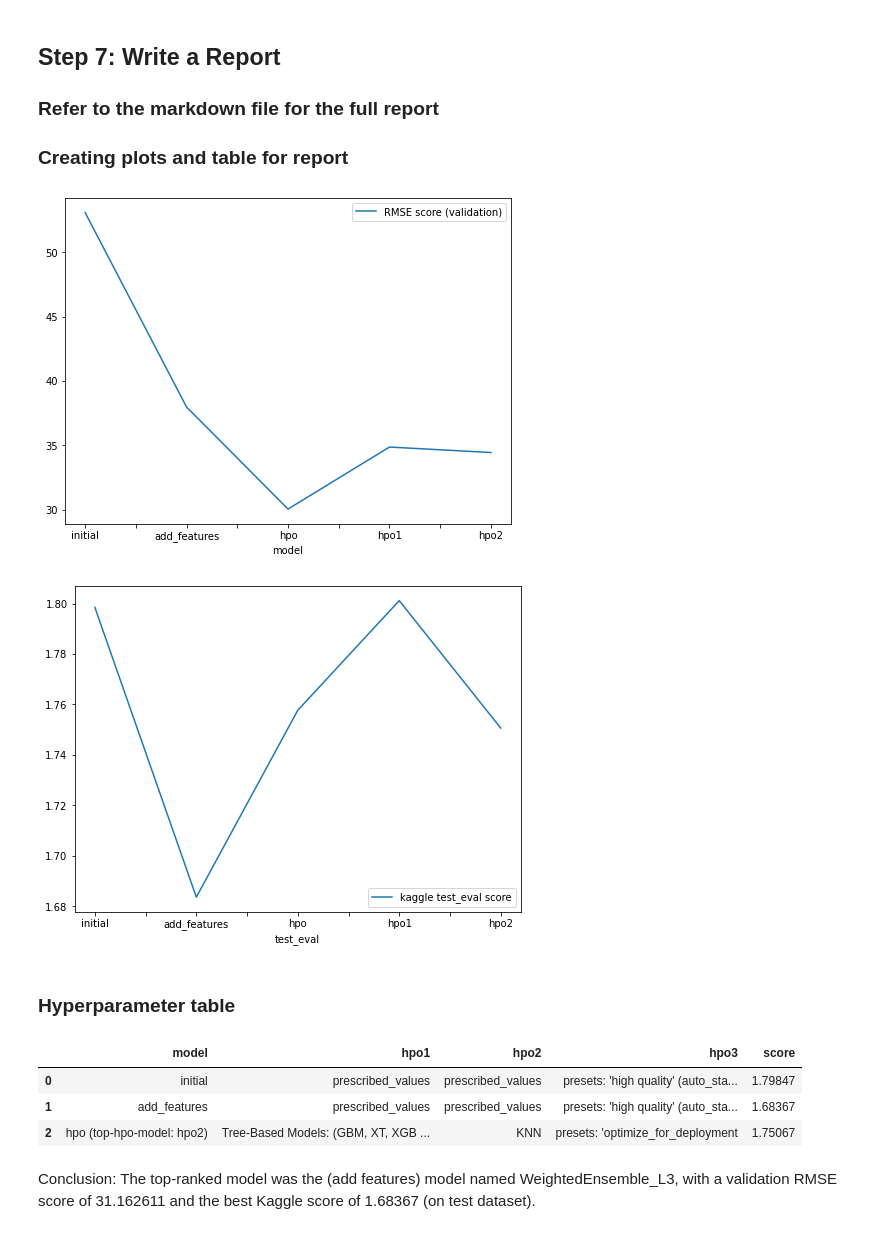
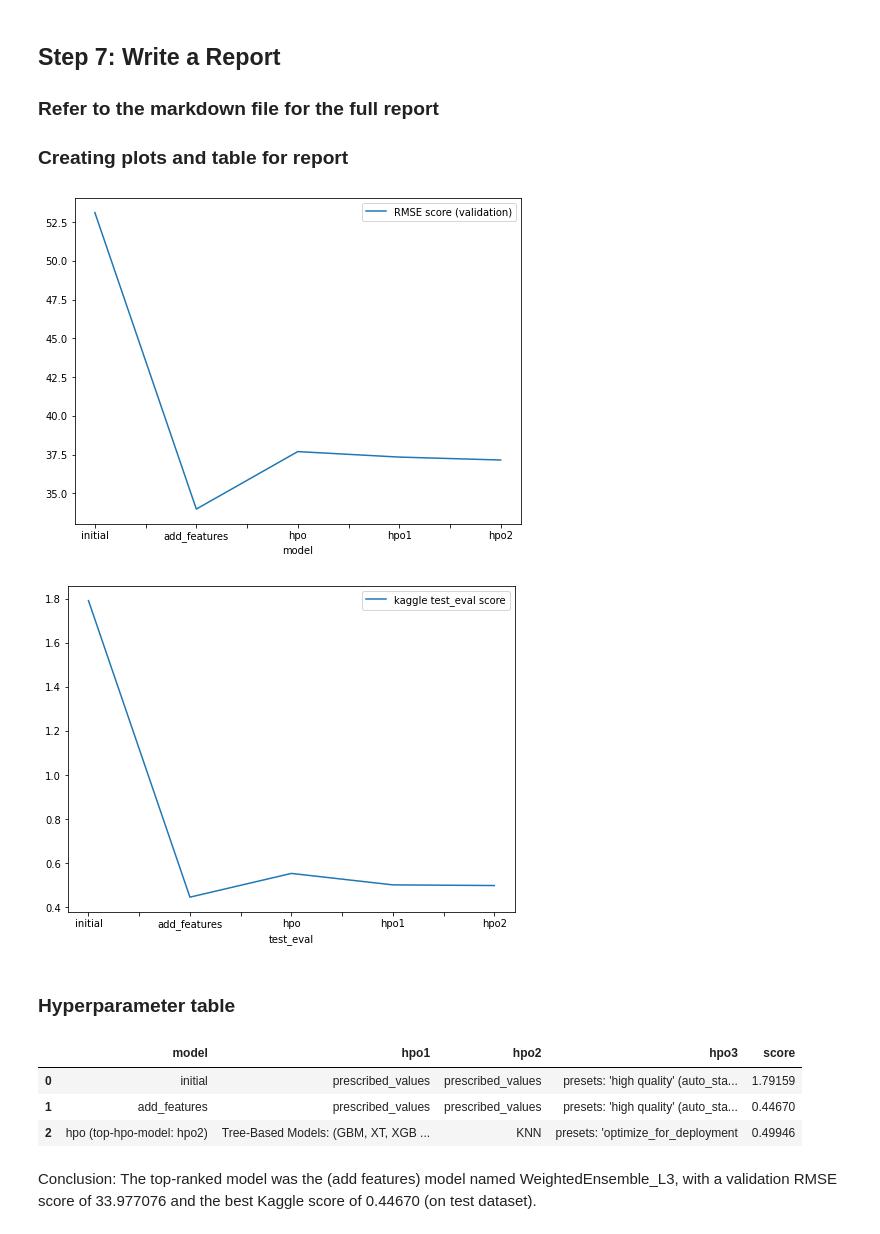
Before and after one commit to rajkalmegh/Bike-Sharing-Demand-with-AutoGluon, a Jupyter notebook: project-template.ipynb, the cells around one changed output. Cells and saved outputs as stored; diff of their text form; code cells hidden in the pictures.

```diff
--- a/project-template.ipynb
+++ b/project-template.ipynb
@@ -1283,23 +1663,23 @@ New Score of  1.75067
 fig = pd.DataFrame(
     {
         "model": ["initial", "add_features", "hpo", "hpo1", "hpo2"],
-        "RMSE score (validation)": [53.073401, 37.9800, 30.062951, 34.876515, 34.451049]  # Note: Actual RMSE values are considered
+        "RMSE score (validation)": [53.126233, 33.977076, 37.6889281, 37.334572, 37.144990 ] # Note: Actual RMSE values are considered
     }
 ).plot(x="model", y="RMSE score (validation)", figsize=(8, 6)).get_figure()
 fig.savefig('img/model_train_score.png')
 # %% [output]
-[figure, old version]
+[figure, new version]
 # %%
 # Take the 3 kaggle scores (or more) and create a line plot to show improvement
 fig = pd.DataFrame(
     {
         "test_eval": ["initial", "add_features", "hpo", "hpo1", "hpo2"],
-        "kaggle test_eval score": [1.79847, 1.68367, 1.75772, 1.80113, 1.75067]
+        "kaggle test_eval score": [1.79159,  0.44670, 0.55439, 0.50243, 0.49946]
     }
 ).plot(x="test_eval", y="kaggle test_eval score", figsize=(8, 6)).get_figure()
 fig.savefig('img/model_test_score.png')
 # %% [output]
-[figure, old version]
+[figure, new version]
 # %% [markdown]
 ### Hyperparameter table
 # %%
@@ -1311,13 +1691,13 @@ pd.DataFrame({
     "hpo1": ["prescribed_values", "prescribed_values", "Tree-Based Models: (GBM, XT, XGB & RF)"],
     "hpo2": ["prescribed_values", "prescribed_values", "KNN"],
     "hpo3": ["presets: 'high quality' (auto_stack=True)", "presets: 'high quality' (auto_stack=True)", "presets: 'optimize_for_deployment"],
-    "score": [1.79847, 1.68367, 1.75067]
+    "score": [1.79159,0.44670, 0.49946]
 })
 # %% [output]
 |  | model | hpo1 | hpo2 | hpo3 | score |
-| 0 | initial | prescribed_values | prescribed_values | presets: 'high quality' (auto_sta... | 1.79847 |
-| 1 | add_features | prescribed_values | prescribed_values | presets: 'high quality' (auto_sta... | 1.68367 |
-| 2 | hpo (top-hpo-model: hpo2) | Tree-Based Models: (GBM, XT, XGB ... | KNN | presets: 'optimize_for_deployment | 1.75067 |
+| 0 | initial | prescribed_values | prescribed_values | presets: 'high quality' (auto_sta... | 1.79159 |
+| 1 | add_features | prescribed_values | prescribed_values | presets: 'high quality' (auto_sta... | 0.44670 |
+| 2 | hpo (top-hpo-model: hpo2) | Tree-Based Models: (GBM, XT, XGB ... | KNN | presets: 'optimize_for_deployment | 0.49946 |
 # %% [markdown]
 Conclusion:
-The top-ranked model was the (add features) model named WeightedEnsemble_L3, with a validation RMSE score of 31.162611  and the best Kaggle score of 1.68367 (on test dataset).
+The top-ranked model was the (add features) model named WeightedEnsemble_L3, with a validation RMSE score of 33.977076  and the best Kaggle score of 0.44670 (on test dataset).
```
Also changed, not shown: parts of 105 cells of this notebook, 4 other files.
